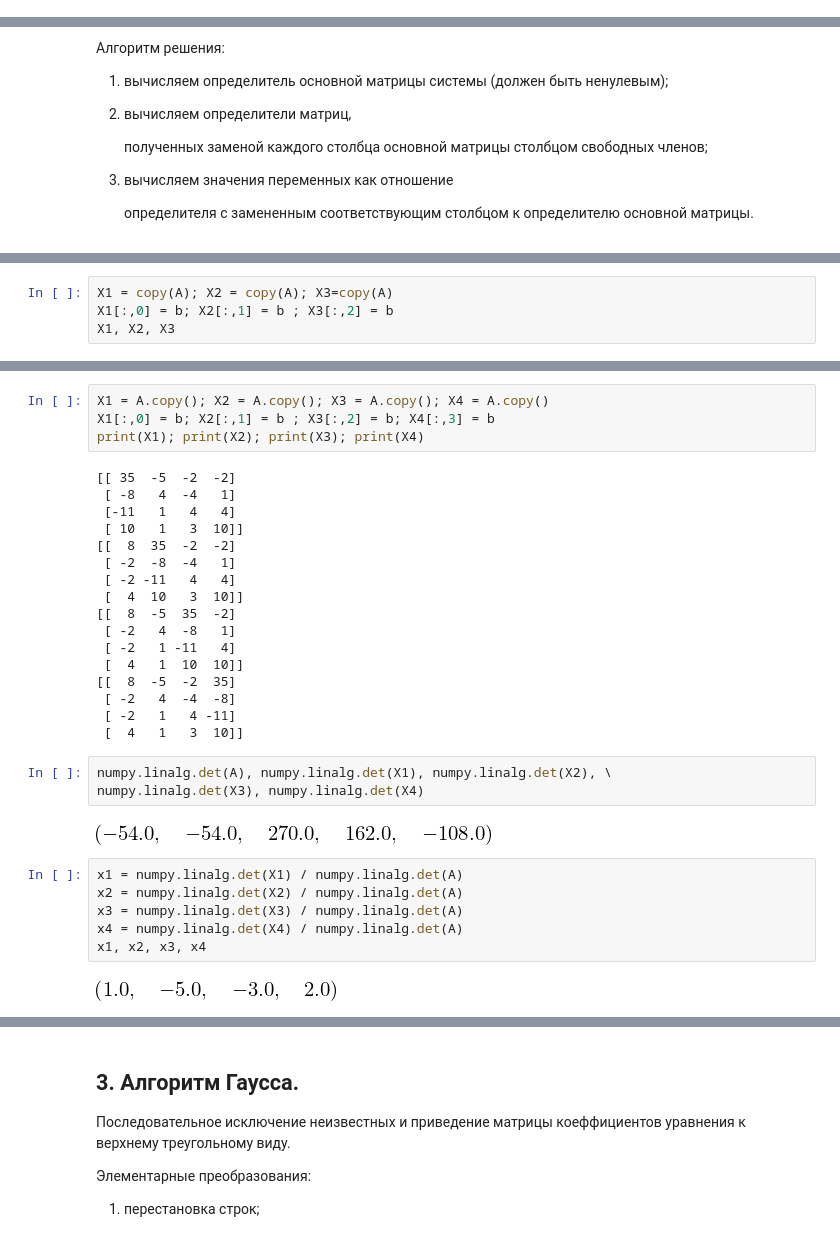
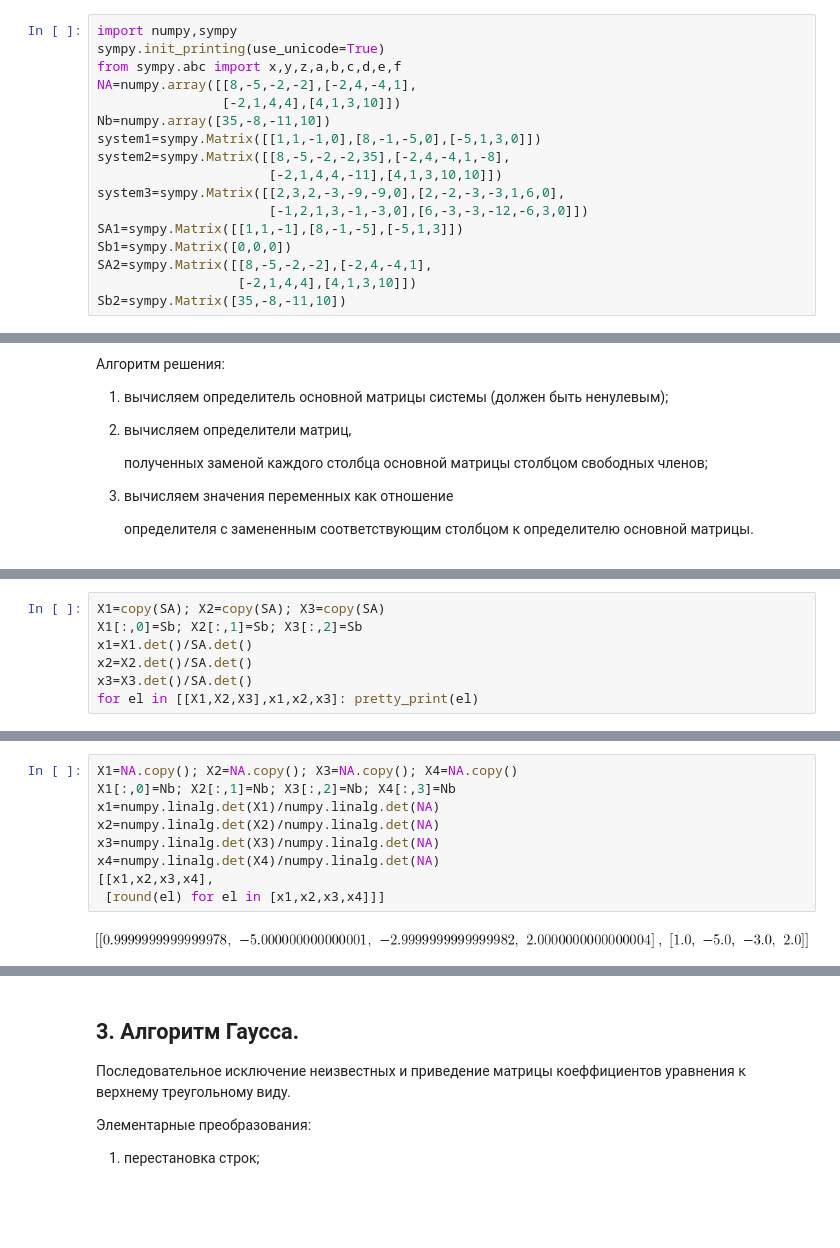
Before and after one commit to OlgaBelitskaya/linear_algebra_practice, a Jupyter notebook: work1_5.ipynb, the cells around one changed output, grey strips where cells are left out. Drawn from its saved outputs; the diff is of its cells as text; blank space fills up the shorter version.

```diff
--- a/work1_5.ipynb
+++ b/work1_5.ipynb
@@ -151,0 +66,17 @@ sympy.solve_linear_system(system, a,b,c,d,e,f)
+# %%
+import numpy,sympy
+sympy.init_printing(use_unicode=True)
+from sympy.abc import x,y,z,a,b,c,d,e,f
+NA=numpy.array([[8,-5,-2,-2],[-2,4,-4,1],
+                [-2,1,4,4],[4,1,3,10]])
+Nb=numpy.array([35,-8,-11,10])
+system1=sympy.Matrix([[1,1,-1,0],[8,-1,-5,0],[-5,1,3,0]])
+system2=sympy.Matrix([[8,-5,-2,-2,35],[-2,4,-4,1,-8],
+                      [-2,1,4,4,-11],[4,1,3,10,10]])
+system3=sympy.Matrix([[2,3,2,-3,-9,-9,0],[2,-2,-3,-3,1,6,0],
+                      [-1,2,1,3,-1,-3,0],[6,-3,-3,-12,-6,3,0]])
+SA1=sympy.Matrix([[1,1,-1],[8,-1,-5],[-5,1,3]])
+Sb1=sympy.Matrix([0,0,0])
+SA2=sympy.Matrix([[8,-5,-2,-2],[-2,4,-4,1],
+                  [-2,1,4,4],[4,1,3,10]])
+Sb2=sympy.Matrix([35,-8,-11,10])
@@ -256,5 +192,8 @@ A, b
 # %%
-X1 = copy(A); X2 = copy(A); X3=copy(A)
-X1[:,0] = b; X2[:,1] = b ; X3[:,2] = b
-X1, X2, X3
+X1=copy(SA); X2=copy(SA); X3=copy(SA)
+X1[:,0]=Sb; X2[:,1]=Sb; X3[:,2]=Sb
+x1=X1.det()/SA.det()
+x2=X2.det()/SA.det()
+x3=X3.det()/SA.det()
+for el in [[X1,X2,X3],x1,x2,x3]: pretty_print(el)
 # %% [output]
@@ -302,34 +220,11 @@ print(b)
-# %%
-X1 = A.copy(); X2 = A.copy(); X3 = A.copy(); X4 = A.copy()
-X1[:,0] = b; X2[:,1] = b ; X3[:,2] = b; X4[:,3] = b
-print(X1); print(X2); print(X3); print(X4)
-# %% [output]
-[[ 35  -5  -2  -2]
- [ -8   4  -4   1]
- [-11   1   4   4]
- [ 10   1   3  10]]
-[[  8  35  -2  -2]
- [ -2  -8  -4   1]
- [ -2 -11   4   4]
- [  4  10   3  10]]
-[[  8  -5  35  -2]
- [ -2   4  -8   1]
- [ -2   1 -11   4]
- [  4   1  10  10]]
-[[  8  -5  -2  35]
- [ -2   4  -4  -8]
- [ -2   1   4 -11]
- [  4   1   3  10]]
-# %%
-numpy.linalg.det(A), numpy.linalg.det(X1), numpy.linalg.det(X2), \
-numpy.linalg.det(X3), numpy.linalg.det(X4)
-# %% [output]
-[figure, removed]
 # %%
-x1 = numpy.linalg.det(X1) / numpy.linalg.det(A)
-x2 = numpy.linalg.det(X2) / numpy.linalg.det(A)
-x3 = numpy.linalg.det(X3) / numpy.linalg.det(A)
-x4 = numpy.linalg.det(X4) / numpy.linalg.det(A)
-x1, x2, x3, x4
+X1=NA.copy(); X2=NA.copy(); X3=NA.copy(); X4=NA.copy()
+X1[:,0]=Nb; X2[:,1]=Nb; X3[:,2]=Nb; X4[:,3]=Nb
+x1=numpy.linalg.det(X1)/numpy.linalg.det(NA)
+x2=numpy.linalg.det(X2)/numpy.linalg.det(NA)
+x3=numpy.linalg.det(X3)/numpy.linalg.det(NA)
+x4=numpy.linalg.det(X4)/numpy.linalg.det(NA)
+[[x1,x2,x3,x4],
+ [round(el) for el in [x1,x2,x3,x4]]]
 # %% [output]
-[figure, old version]
+[figure, new version]
```
Also changed, not shown: parts of 65 cells of this notebook.
